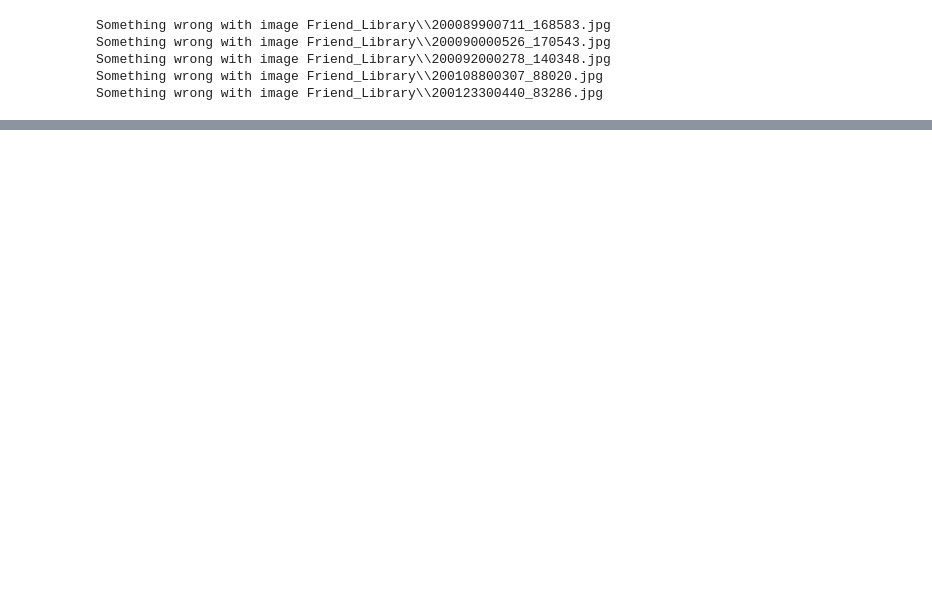
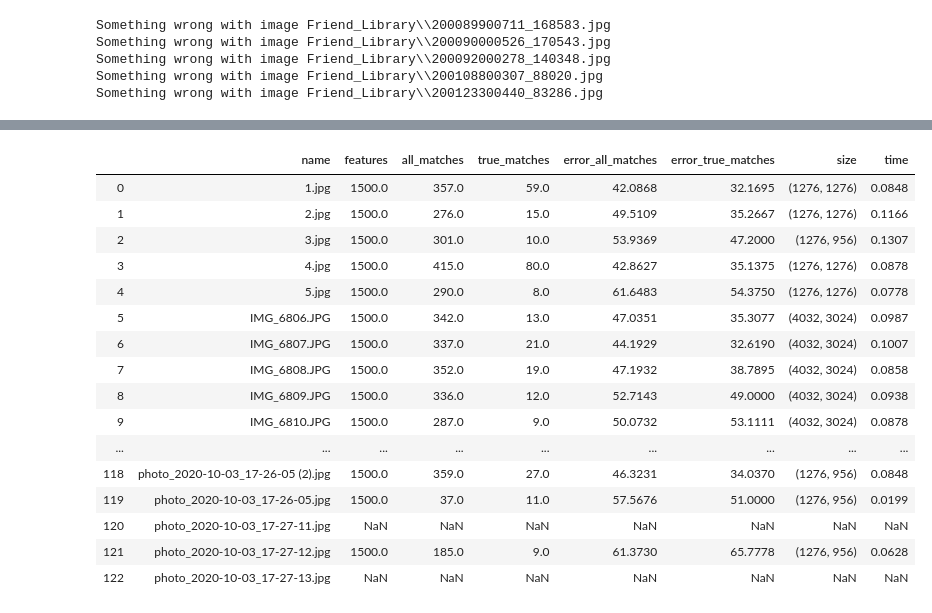
Before and after one commit to VolodymyrVozniak/CVPR, a Jupyter notebook: lab_2/main.ipynb, the cells around one changed output, grey strips where cells are left out. Cells and saved outputs as stored; diff of their text form; code cells hidden in the pictures; blank space fills up the shorter version.

```diff
--- a/lab_2/main.ipynb
+++ b/lab_2/main.ipynb
@@ -459,0 +468,24 @@ Something wrong with image Friend_Library\\200123300440_83286.jpg
+# %%
+my_results = pd.read_csv('Storage\\my_metrics.csv', index_col=0)
+friend_results = pd.read_csv('Friend_Results\\metrics.csv', index_col=0)
+pd.set_option('display.max_rows', 150)
+# %%
+my_results
+# %% [output]
+|  | name | features | all_matches | true_matches | error_all_matches | error_true_matches | size | time |
+| 0 | 1.jpg | 1500.0 | 357.0 | 59.0 | 42.0868 | 32.1695 | (1276, 1276) | 0.0848 |
+| 1 | 2.jpg | 1500.0 | 276.0 | 15.0 | 49.5109 | 35.2667 | (1276, 1276) | 0.1166 |
+| 2 | 3.jpg | 1500.0 | 301.0 | 10.0 | 53.9369 | 47.2000 | (1276, 956) | 0.1307 |
+| 3 | 4.jpg | 1500.0 | 415.0 | 80.0 | 42.8627 | 35.1375 | (1276, 1276) | 0.0878 |
+| 4 | 5.jpg | 1500.0 | 290.0 | 8.0 | 61.6483 | 54.3750 | (1276, 1276) | 0.0778 |
+| 5 | IMG_6806.JPG | 1500.0 | 342.0 | 13.0 | 47.0351 | 35.3077 | (4032, 3024) | 0.0987 |
+| 6 | IMG_6807.JPG | 1500.0 | 337.0 | 21.0 | 44.1929 | 32.6190 | (4032, 3024) | 0.1007 |
+| 7 | IMG_6808.JPG | 1500.0 | 352.0 | 19.0 | 47.1932 | 38.7895 | (4032, 3024) | 0.0858 |
+| 8 | IMG_6809.JPG | 1500.0 | 336.0 | 12.0 | 52.7143 | 49.0000 | (4032, 3024) | 0.0938 |
+| 9 | IMG_6810.JPG | 1500.0 | 287.0 | 9.0 | 50.0732 | 53.1111 | (4032, 3024) | 0.0878 |
+| ... | ... | ... | ... | ... | ... | ... | ... | ... |
+| 118 | photo_2020-10-03_17-26-05 (2).jpg | 1500.0 | 359.0 | 27.0 | 46.3231 | 34.0370 | (1276, 956) | 0.0848 |
+| 119 | photo_2020-10-03_17-26-05.jpg | 1500.0 | 37.0 | 11.0 | 57.5676 | 51.0000 | (1276, 956) | 0.0199 |
+| 120 | photo_2020-10-03_17-27-11.jpg | NaN | NaN | NaN | NaN | NaN | NaN | NaN |
+| 121 | photo_2020-10-03_17-27-12.jpg | 1500.0 | 185.0 | 9.0 | 61.3730 | 65.7778 | (1276, 956) | 0.0628 |
+| 122 | photo_2020-10-03_17-27-13.jpg | NaN | NaN | NaN | NaN | NaN | NaN | NaN |
```
Also changed, not shown: parts of 22 cells of this notebook, 15 other files.
